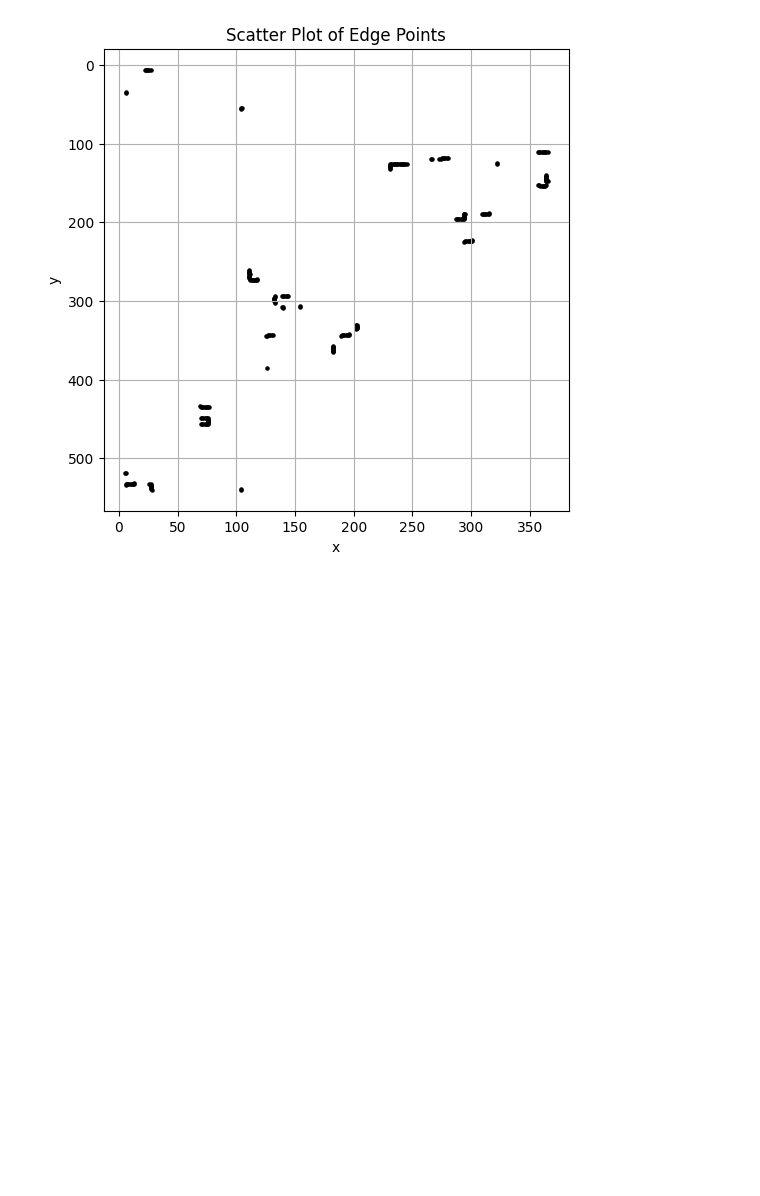
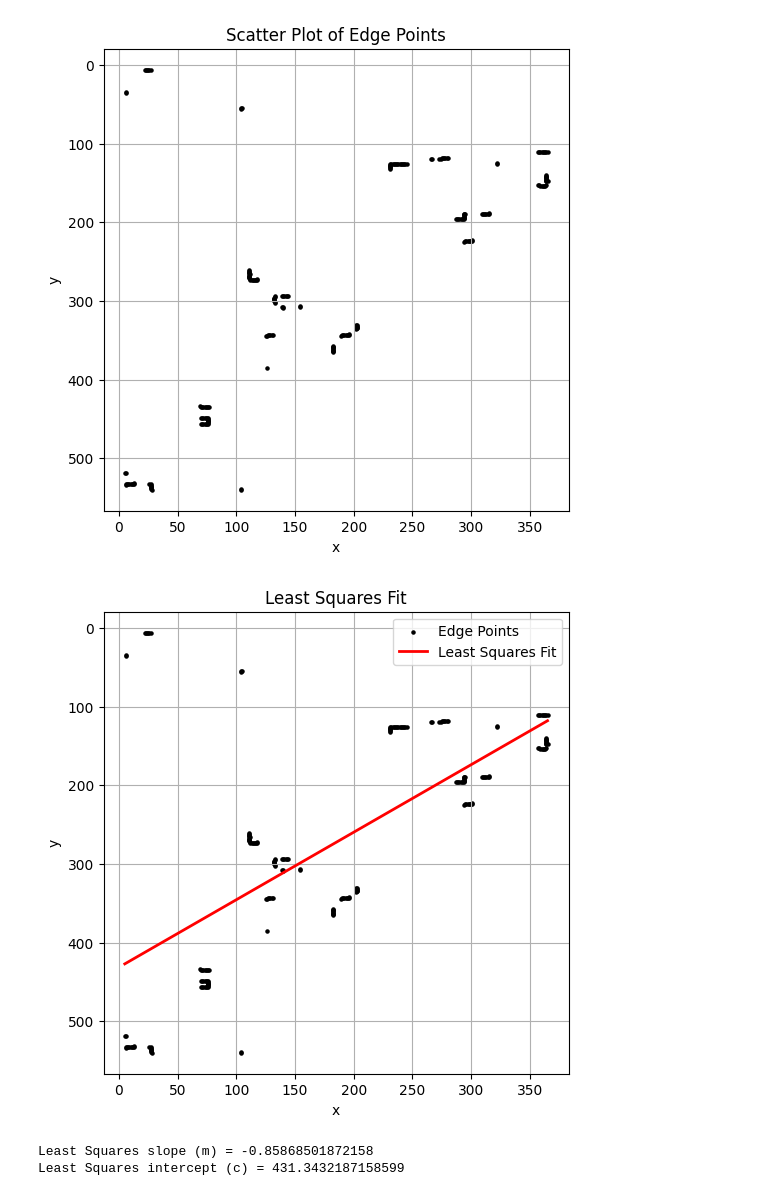
Before and after one commit to DHJ2002/Assignment-02, a Jupyter notebook: Assignmnet 02.ipynb, the cells around one changed output. Drawn from its saved outputs; the diff is of its cells as text; code cells hidden in the pictures; blank space fills up the shorter version.

```diff
--- a/Assignmnet 02.ipynb
+++ b/Assignmnet 02.ipynb
@@ -39,3 +39,29 @@ plt.grid(True)
 plt.show()
 # %% [output]
 [figure]
+# %%
+#Q3
+m_lsf, c_lsf = np.polyfit(x, y, 1)
+
+# Generate fitted line
+x_line = np.linspace(np.min(x), np.max(x), 500)
+y_line_lsf = m_lsf * x_line + c_lsf
+
+# Plot
+plt.figure(figsize=(6, 6))
+plt.scatter(x, y, s=5, c='black', label='Edge Points')
+plt.plot(x_line, y_line_lsf, 'r', linewidth=2, label='Least Squares Fit')
+plt.title('Least Squares Fit')
+plt.xlabel('x')
+plt.ylabel('y')
+plt.gca().invert_yaxis()
+plt.legend()
+plt.grid(True)
+plt.show()
+
+print("Least Squares slope (m) =", m_lsf)
+print("Least Squares intercept (c) =", c_lsf)
+# %% [output]
+[figure, added]
+Least Squares slope (m) = -0.85868501872158
+Least Squares intercept (c) = 431.3432187158599
```
Also changed, not shown: parts of 1 cell of this notebook.
